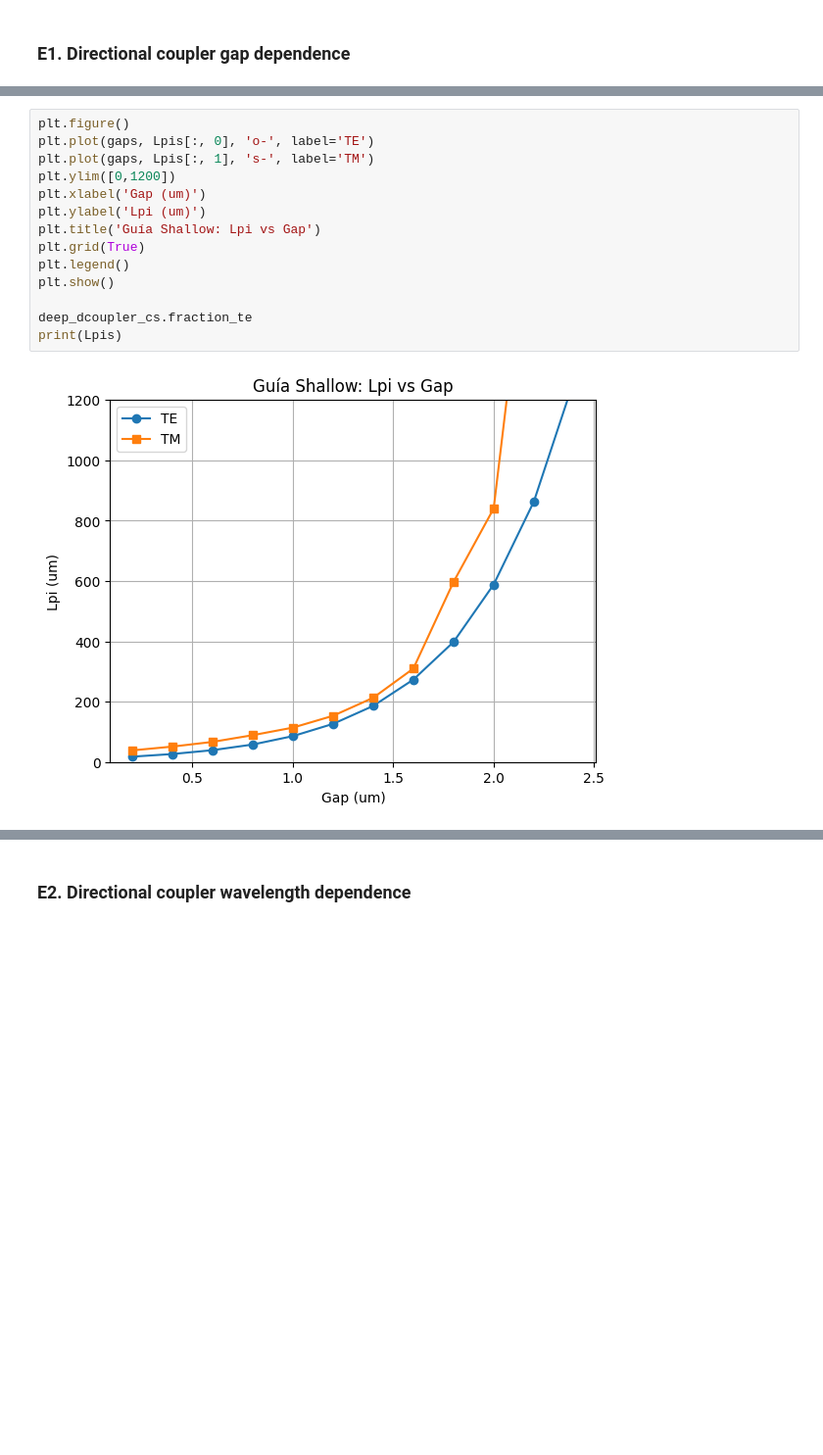
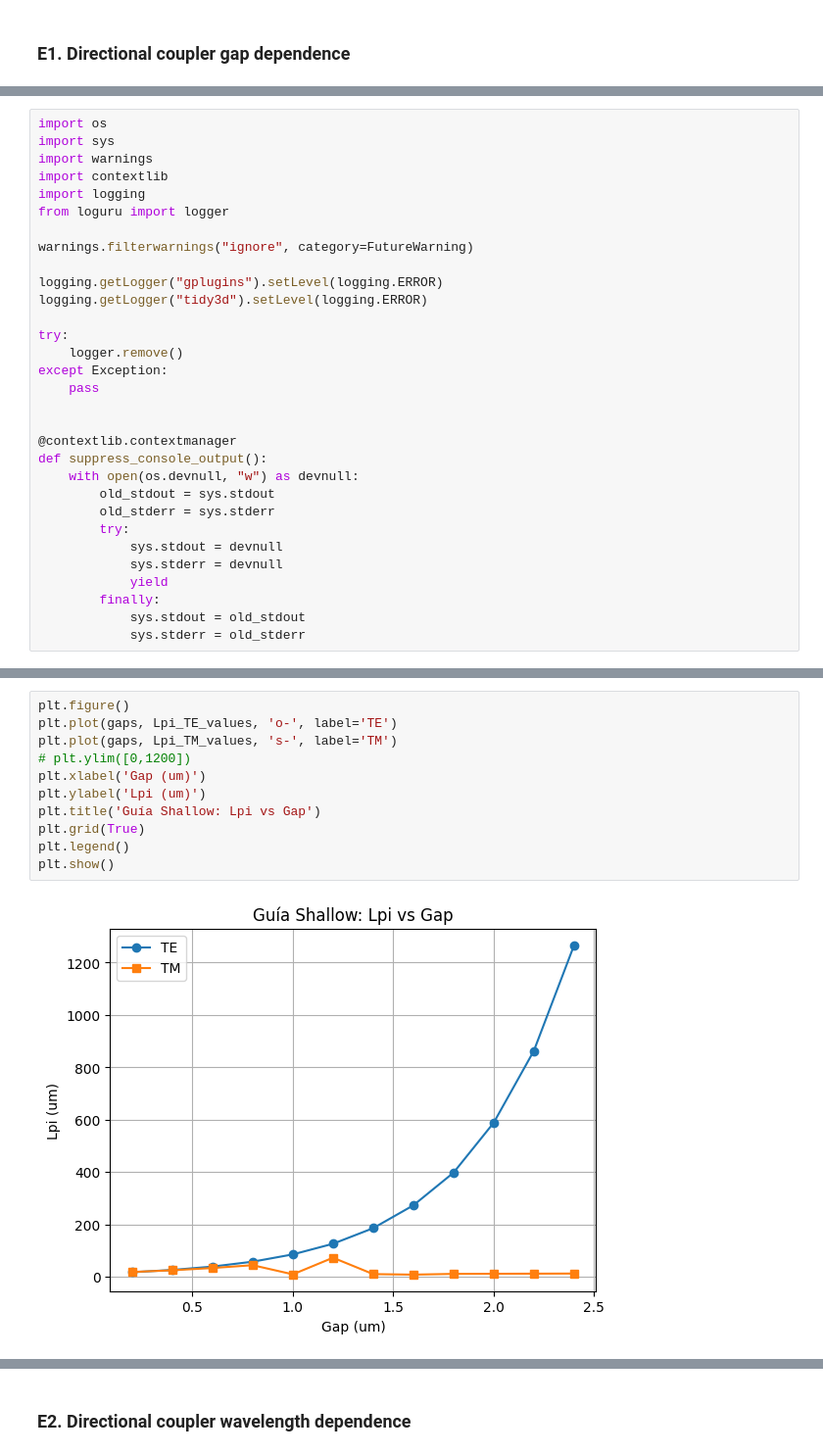
Before and after one commit to jllanoh/cifoin-lab2, a Jupyter notebook: COUPLERS_Student.ipynb, the cells around one changed output, grey strips where cells are left out. Shown at 98% size. Drawn from its saved outputs; the diff is of its cells as text; blank space fills up the shorter version.

```diff
--- a/COUPLERS_Student.ipynb
+++ b/COUPLERS_Student.ipynb
@@ -787,0 +722,31 @@ array([0.99897539, 0.98494141, 0.01676325, 0.99377347])
+# %%
+import os
+import sys
+import warnings
+import contextlib
+import logging
+from loguru import logger
+
+warnings.filterwarnings("ignore", category=FutureWarning)
+
+logging.getLogger("gplugins").setLevel(logging.ERROR)
+logging.getLogger("tidy3d").setLevel(logging.ERROR)
+
+try:
+    logger.remove()
+except Exception:
+    pass
+
+
+@contextlib.contextmanager
+def suppress_console_output():
+    with open(os.devnull, "w") as devnull:
+        old_stdout = sys.stdout
+        old_stderr = sys.stderr
+        try:
+            sys.stdout = devnull
+            sys.stderr = devnull
+            yield
+        finally:
+            sys.stdout = old_stdout
+            sys.stderr = old_stderr
@@ -788,16 +863,13 @@ array([0.99897539, 0.98494141, 0.01676325, 0.99377347])
 # %%
 plt.figure()
-plt.plot(gaps, Lpis[:, 0], 'o-', label='TE')
-plt.plot(gaps, Lpis[:, 1], 's-', label='TM')
-plt.ylim([0,1200])
+plt.plot(gaps, Lpi_TE_values, 'o-', label='TE')
+plt.plot(gaps, Lpi_TM_values, 's-', label='TM')
+# plt.ylim([0,1200])
 plt.xlabel('Gap (um)')
 plt.ylabel('Lpi (um)')
 plt.title('Guía Shallow: Lpi vs Gap')
 plt.grid(True)
 plt.legend()
 plt.show()
-
-deep_dcoupler_cs.fraction_te
-print(Lpis)
 # %% [output]
-[figure, old version]
+[figure, new version]
```
Also changed, not shown: parts of 14 cells of this notebook, 4 other files.
